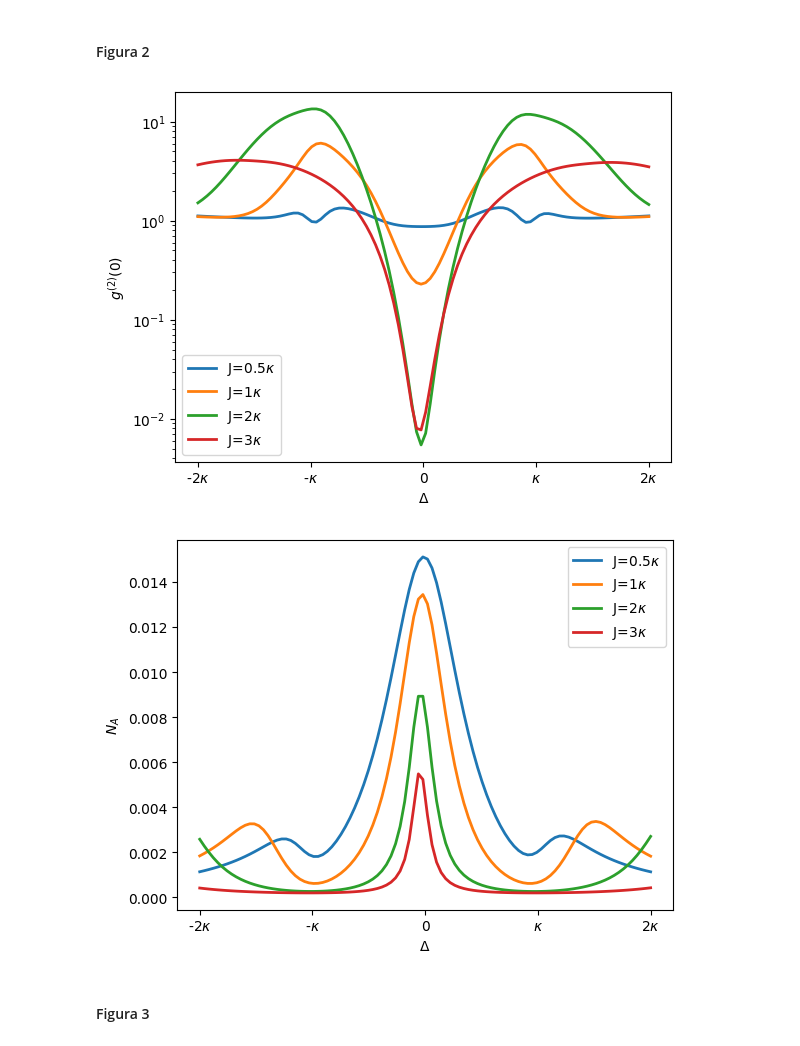
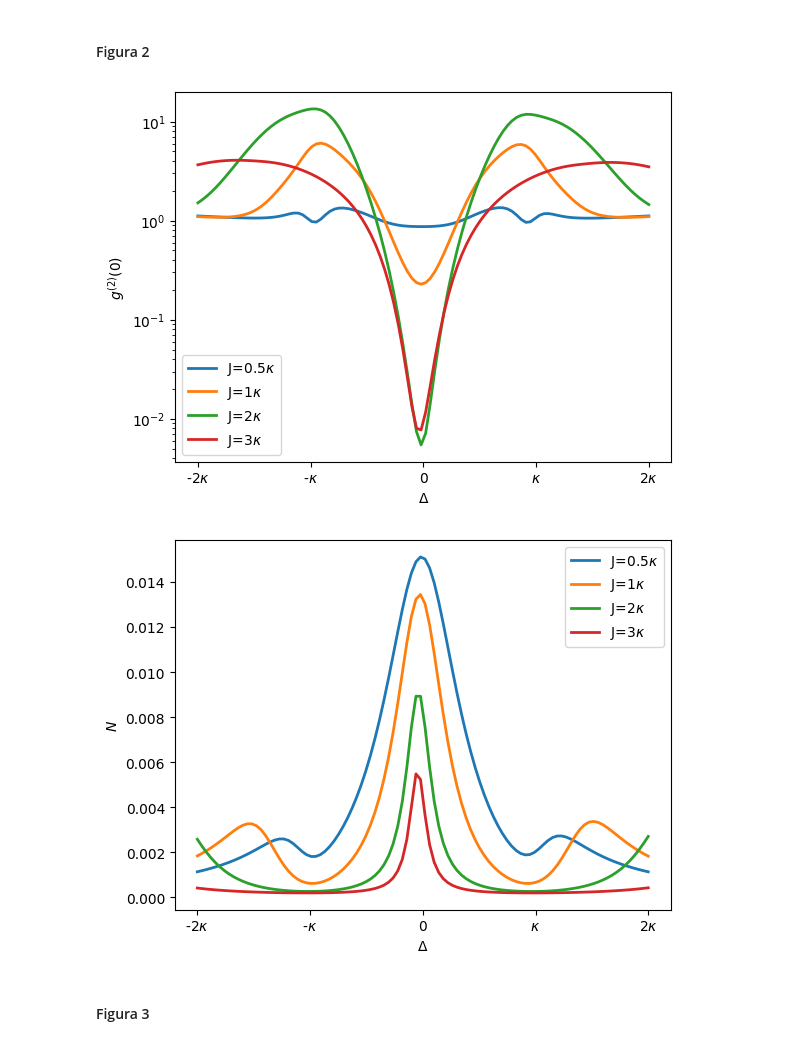
Before and after one commit to jhongarciab/QuantumOptics, a Jupyter notebook: UPB_CNF2025.ipynb, the cells around one changed output. Saved outputs shown, nothing was run; the diff lists cells and outputs as text; code cells hidden in the pictures.

```diff
--- a/UPB_CNF2025.ipynb
+++ b/UPB_CNF2025.ipynb
@@ -71,35 +71,35 @@ for Jval in J_list:
         nA, g2 = Corre(dDet, g, Jval, Ea, Eb, theta,
                        kappa_a, kappa_b, delta, gamma, gamma_phi, P=P)
         g2_line.append(g2)
         n_line.append(nA)
     L_g2.append(g2_line)
     L_N.append(n_line)
 
 # Fig. 2a
 plt.figure()
 for i, j in enumerate(L_g2):
     plt.plot(D, j, label='J='+str(index[i])+r'$\kappa$', lw=2)
 plt.xlabel(r'$\Delta$')
 plt.xticks([-2*kappa, -kappa, 0, kappa, 2*kappa],
            [r'-2$\kappa$', r'-$\kappa$', '0', r'$\kappa$', r'2$\kappa$'])
 plt.ylabel(r'$g^{(2)}(0)$')
 plt.yscale('log')
 plt.legend()
 plt.show()
 
 # Fig. 2b
 plt.figure()
 for i, j in enumerate(L_N):
     plt.plot(D, j, label='J='+str(index[i])+r'$\kappa$', lw=2)
 plt.xlabel(r'$\Delta$')
 plt.xticks([-2*kappa, -kappa, 0, kappa, 2*kappa],
            [r'-2$\kappa$', r'-$\kappa$', '0', r'$\kappa$', r'2$\kappa$'])
-plt.ylabel(r'$N_A$')
+plt.ylabel(r'$N$')
 plt.legend()
 plt.show()
 # %% [output]
 [figure]
-[figure, old version]
+[figure, new version]
 # %% [markdown]
 #### Figura 3
 # %%
```
Also changed, not shown: parts of 8 cells of this notebook, 1 other file.
